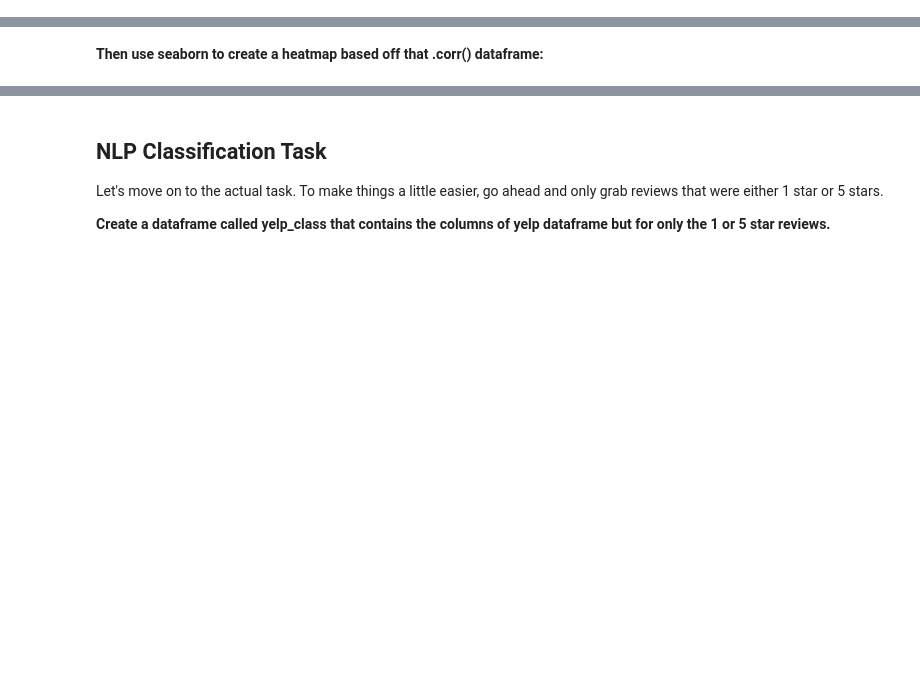
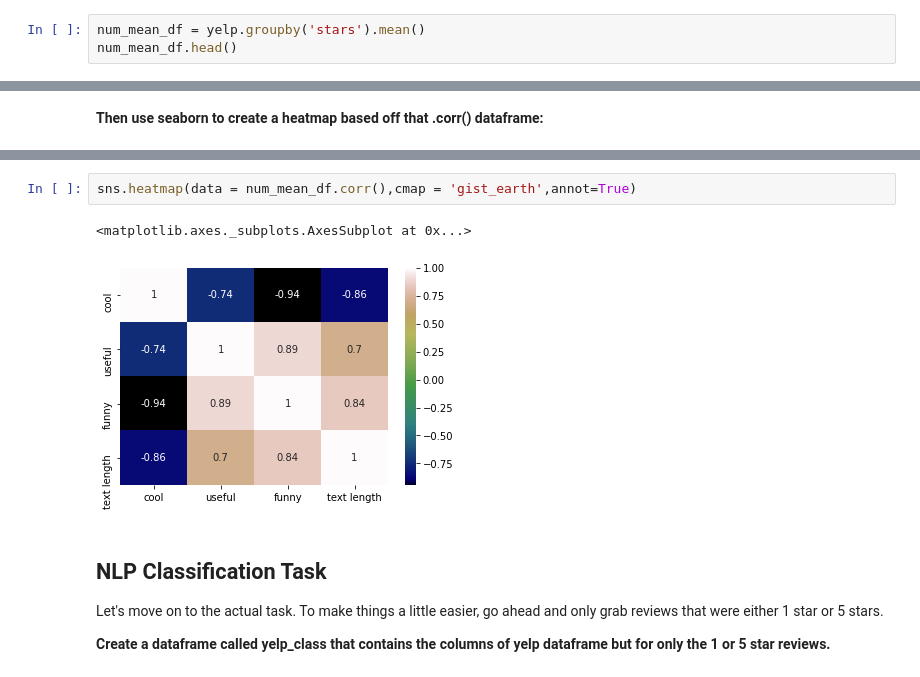
Before and after one commit to sathishkumar118/NLP---Movie-review---Udemy-Solution, a Jupyter notebook: 02_NLP_Project.ipynb, the cells around one changed output, grey strips where cells are left out. Saved outputs shown, nothing was run; the diff lists cells and outputs as text; blank space fills up the shorter version.

```diff
--- a/02_NLP_Project.ipynb
+++ b/02_NLP_Project.ipynb
@@ -128,0 +131,3 @@ Let's explore the data
+# %%
+num_mean_df = yelp.groupby('stars').mean()
+num_mean_df.head()
@@ -144,3 +154,8 @@ Let's explore the data
+# %%
+sns.heatmap(data = num_mean_df.corr(),cmap = 'gist_earth',annot=True)
+# %% [output]
+<matplotlib.axes._subplots.AxesSubplot at 0x...>
+[figure, added]
 # %% [markdown]
 ## NLP Classification Task
 
```
Also changed, not shown: parts of 15 cells of this notebook.
